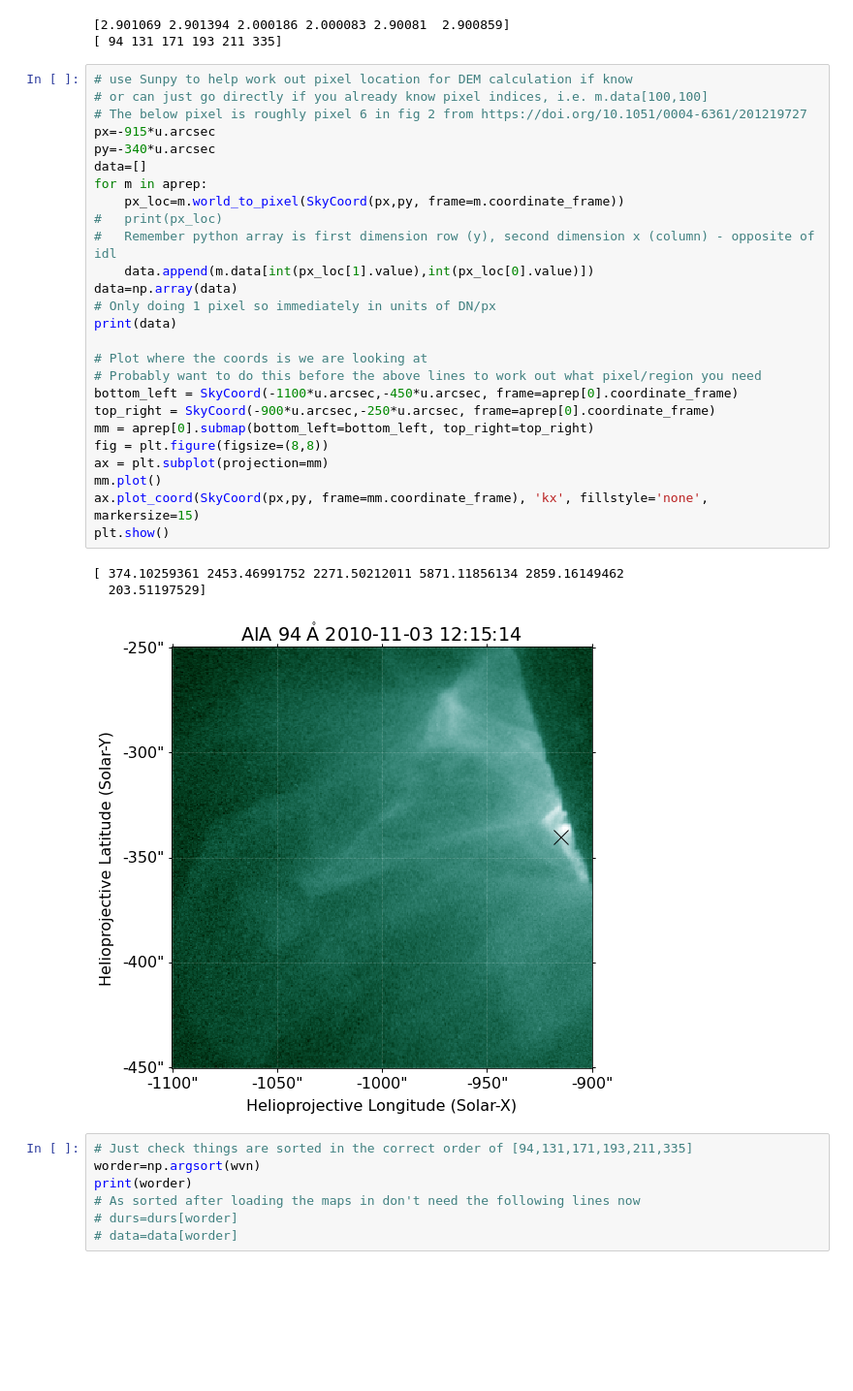
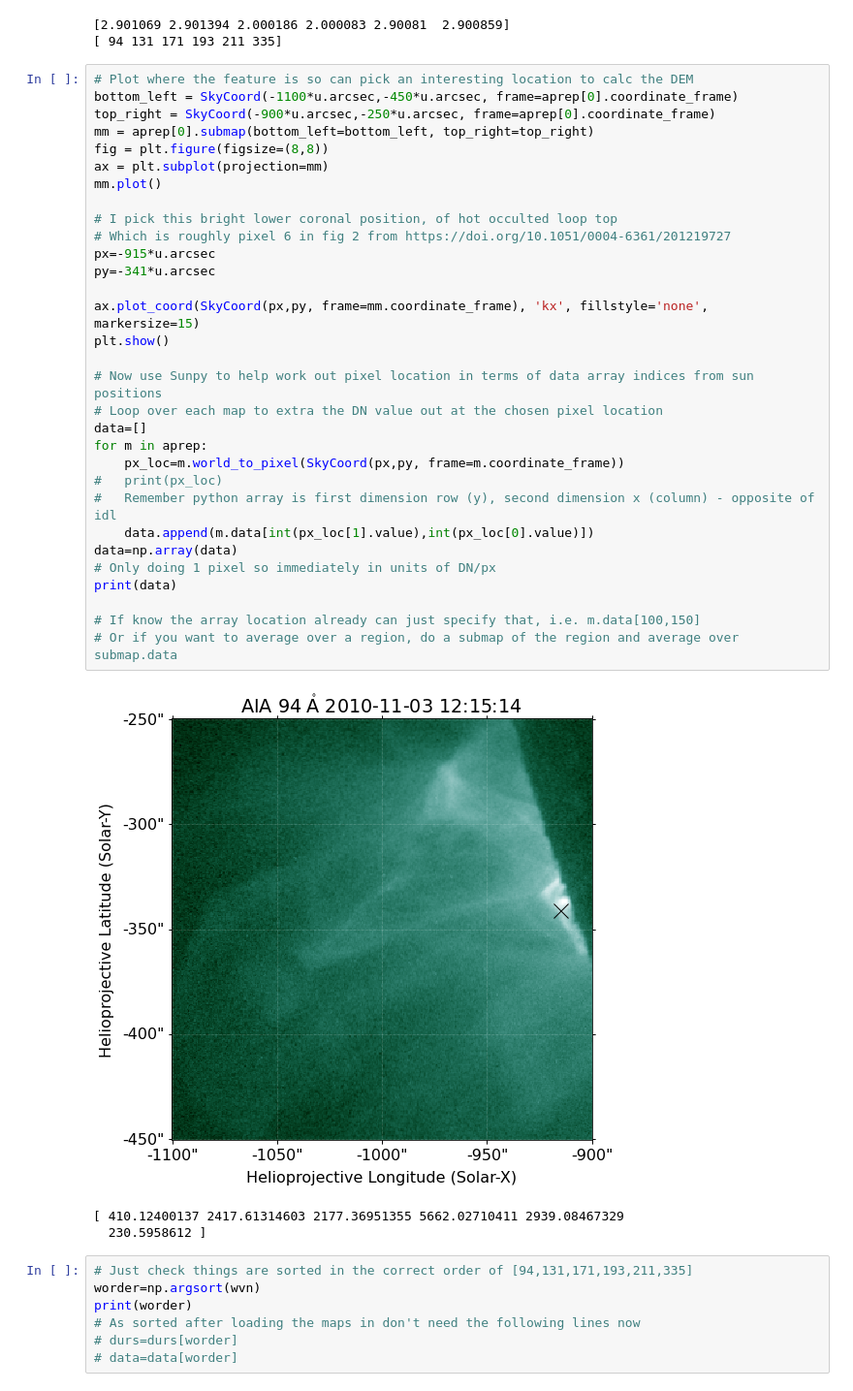
Before and after one commit to ianan/demreg, a Jupyter notebook: python/example_demregpy_aiapxl.ipynb, the cells around one changed output. Shown at 97% size. Saved outputs shown, nothing was run; the diff lists cells and outputs as text; blank space fills up the shorter version.

```diff
--- a/python/example_demregpy_aiapxl.ipynb
+++ b/python/example_demregpy_aiapxl.ipynb
@@ -82,36 +90,41 @@ print(wvn)
 # %% [output]
 [2.901069 2.901394 2.000186 2.000083 2.90081  2.900859]
 [ 94 131 171 193 211 335]
-# %%
-# use Sunpy to help work out pixel location for DEM calculation if know
-# or can just go directly if you already know pixel indices, i.e. m.data[100,100]
-# The below pixel is roughly pixel 6 in fig 2 from https://doi.org/10.1051/0004-6361/201219727
-px=-915*u.arcsec
-py=-340*u.arcsec
-data=[]
-for m in aprep:
-    px_loc=m.world_to_pixel(SkyCoord(px,py, frame=m.coordinate_frame))
-#   print(px_loc)
-#   Remember python array is first dimension row (y), second dimension x (column) - opposite of idl
-    data.append(m.data[int(px_loc[1].value),int(px_loc[0].value)])
-data=np.array(data)
-# Only doing 1 pixel so immediately in units of DN/px
-print(data)
-
-# Plot where the coords is we are looking at
-# Probably want to do this before the above lines to work out what pixel/region you need
-bottom_left = SkyCoord(-1100*u.arcsec,-450*u.arcsec, frame=aprep[0].coordinate_frame)
-top_right = SkyCoord(-900*u.arcsec,-250*u.arcsec, frame=aprep[0].coordinate_frame)
-mm = aprep[0].submap(bottom_left=bottom_left, top_right=top_right)
-fig = plt.figure(figsize=(8,8))
-ax = plt.subplot(projection=mm)
-mm.plot()
-ax.plot_coord(SkyCoord(px,py, frame=mm.coordinate_frame), 'kx', fillstyle='none', markersize=15)
-plt.show()
-# %% [output]
-[ 374.10259361 2453.46991752 2271.50212011 5871.11856134 2859.16149462
-  203.51197529]
-[figure, removed]
+# %%
+# Plot where the feature is so can pick an interesting location to calc the DEM
+bottom_left = SkyCoord(-1100*u.arcsec,-450*u.arcsec, frame=aprep[0].coordinate_frame)
+top_right = SkyCoord(-900*u.arcsec,-250*u.arcsec, frame=aprep[0].coordinate_frame)
+mm = aprep[0].submap(bottom_left=bottom_left, top_right=top_right)
+fig = plt.figure(figsize=(8,8))
+ax = plt.subplot(projection=mm)
+mm.plot()
+
+# I pick this bright lower coronal position, of hot occulted loop top
+# Which is roughly pixel 6 in fig 2 from https://doi.org/10.1051/0004-6361/201219727
+px=-915*u.arcsec
+py=-341*u.arcsec
+
+ax.plot_coord(SkyCoord(px,py, frame=mm.coordinate_frame), 'kx', fillstyle='none', markersize=15)
+plt.show()
+
+# Now use Sunpy to help work out pixel location in terms of data array indices from sun positions
+# Loop over each map to extra the DN value out at the chosen pixel location
+data=[]
+for m in aprep:
+    px_loc=m.world_to_pixel(SkyCoord(px,py, frame=m.coordinate_frame))
+#   print(px_loc)
+#   Remember python array is first dimension row (y), second dimension x (column) - opposite of idl
+    data.append(m.data[int(px_loc[1].value),int(px_loc[0].value)])
+data=np.array(data)
+# Only doing 1 pixel so immediately in units of DN/px
+print(data)
+
+# If know the array location already can just specify that, i.e. m.data[100,150]
+# Or if you want to average over a region, do a submap of the region and average over submap.data
+# %% [output]
+[figure, added]
+[ 410.12400137 2417.61314603 2177.36951355 5662.02710411 2939.08467329
+  230.5958612 ]
 # %%
 # Just check things are sorted in the correct order of [94,131,171,193,211,335]
 worder=np.argsort(wvn)
```
Also changed, not shown: parts of 10 cells of this notebook.
